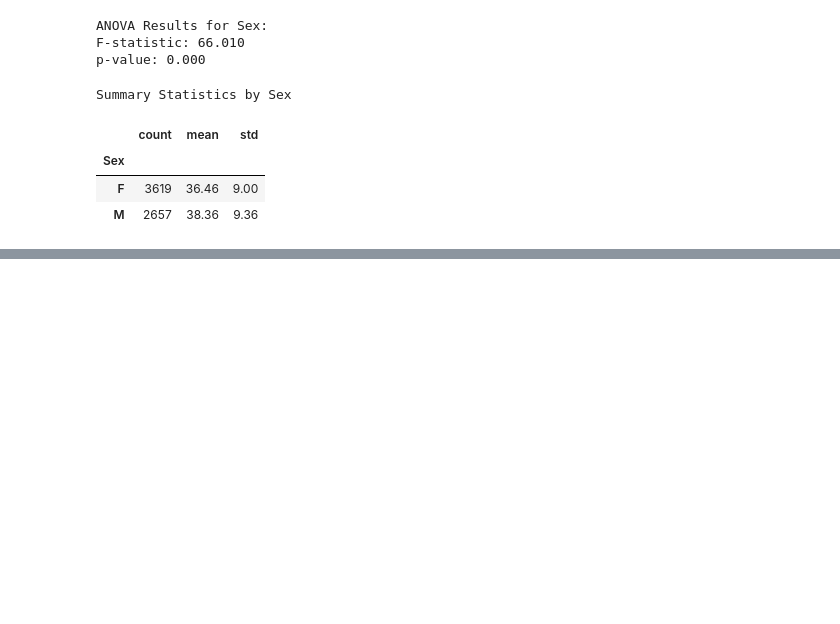
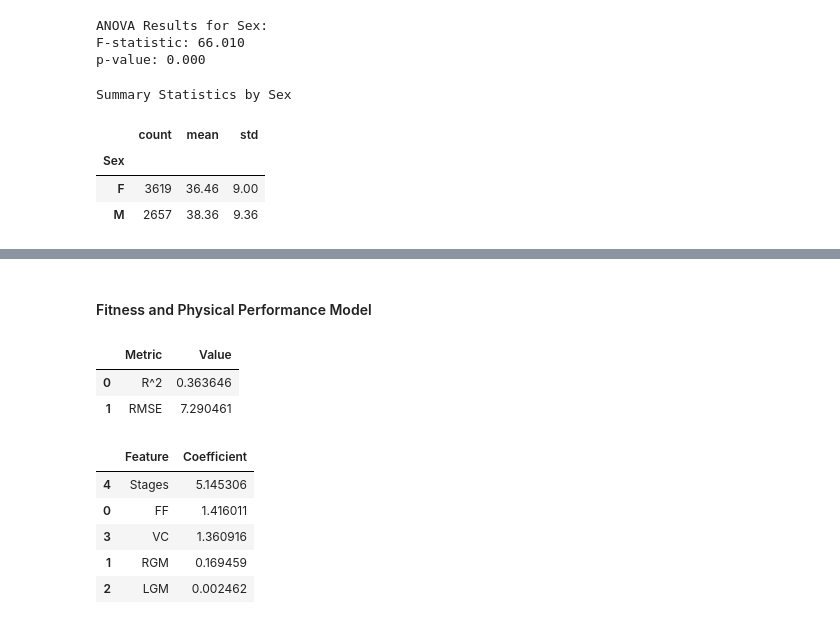
Before and after one commit to anthnypaul/fitness_scores_analysis_csuf, a Jupyter notebook: totalFitnessFactorScore.ipynb, the cells around one changed output, grey strips where cells are left out. Saved outputs shown, nothing was run; the diff lists cells and outputs as text; code cells hidden in the pictures; blank space fills up the shorter version.

```diff
--- a/totalFitnessFactorScore.ipynb
+++ b/totalFitnessFactorScore.ipynb
@@ -712,0 +672,15 @@ evaluate_model("Comprehensive Model", comprehensive_model_features)
+# %% [markdown]
+#### Fitness and Physical Performance Model
+# %%
+base_model_2_features = ['FF', 'RGM', 'LGM', 'VC', 'Stages']
+evaluate_model("Base Model 2", base_model_2_features)
+# %% [output]
+|  | Metric | Value |
+| 0 | R^2 | 0.363646 |
+| 1 | RMSE | 7.290461 |
+|  | Feature | Coefficient |
+| 4 | Stages | 5.145306 |
+| 0 | FF | 1.416011 |
+| 3 | VC | 1.360916 |
+| 1 | RGM | 0.169459 |
+| 2 | LGM | 0.002462 |
```
Also changed, not shown: parts of 27 cells of this notebook.
